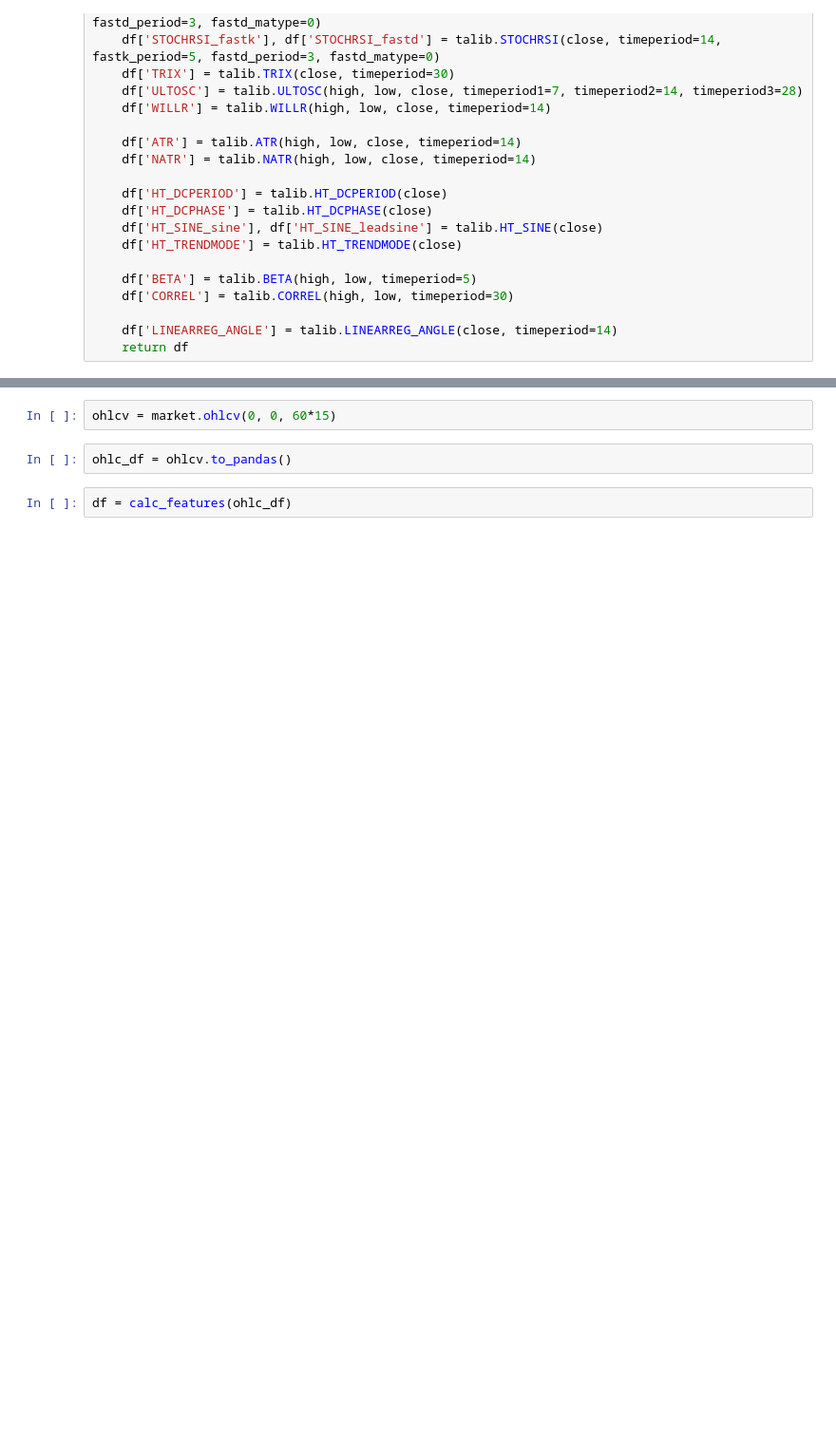
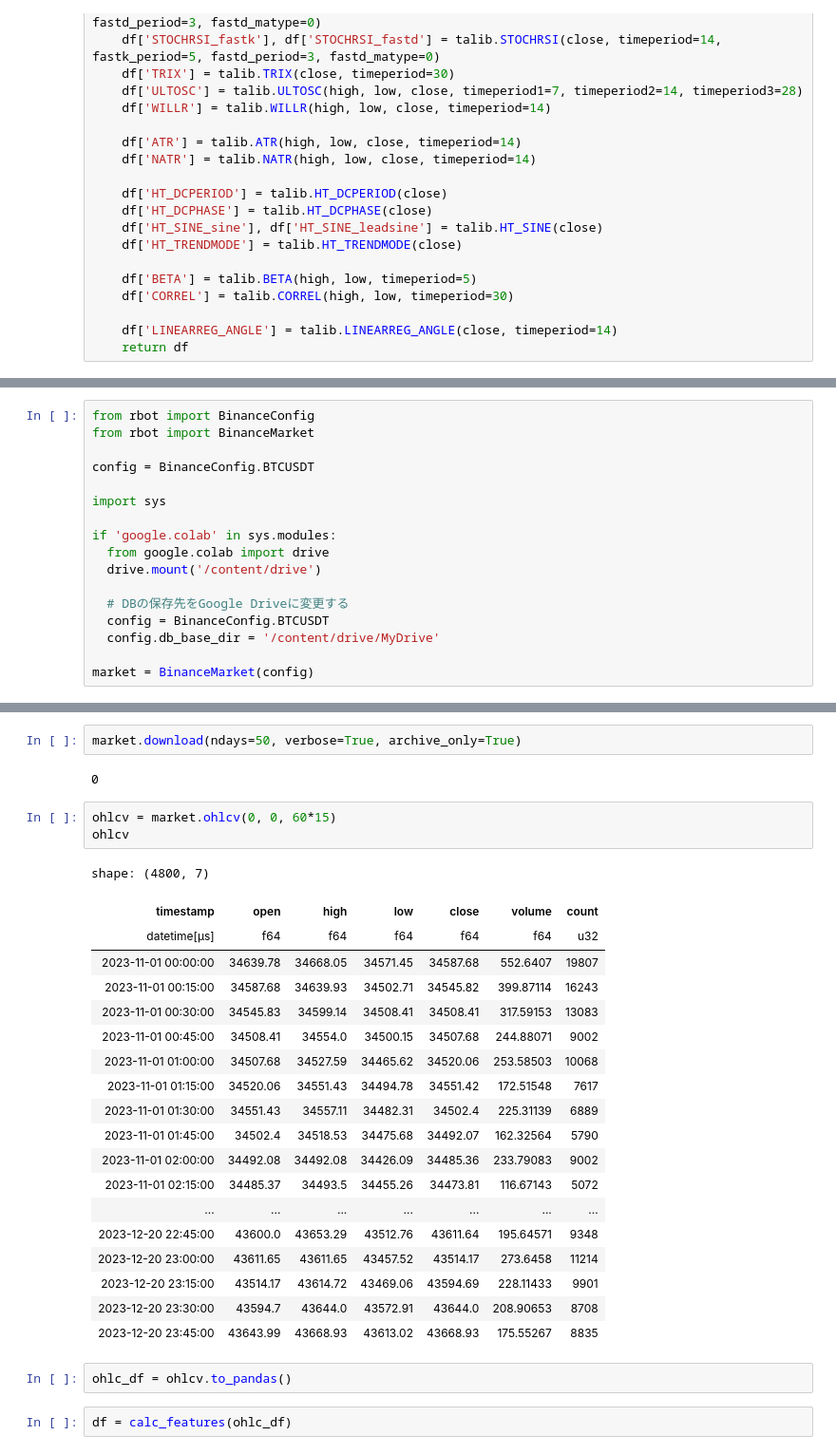
Before and after one commit to yasstake/rusty-bot, a Jupyter notebook: experimental/richmanbtc_type.ipynb, the cells around one changed output, grey strips where cells are left out. Shown at 95% size. Drawn from its saved outputs; the diff is of its cells as text; blank space fills up the shorter version.

Commit message:
Colaboratory を使用して作成しました

```diff
--- a/experimental/richmanbtc_type.ipynb
+++ b/experimental/richmanbtc_type.ipynb
@@ -122,0 +190,17 @@ market.download(ndays=1)
+# %%
+from rbot import BinanceConfig
+from rbot import BinanceMarket
+
+config = BinanceConfig.BTCUSDT
+
+import sys
+
+if 'google.colab' in sys.modules:
+  from google.colab import drive
+  drive.mount('/content/drive')
+
+  # DBの保存先をGoogle Driveに変更する
+  config = BinanceConfig.BTCUSDT
+  config.db_base_dir = '/content/drive/MyDrive'
+
+market = BinanceMarket(config)
@@ -123,5 +214,30 @@ market.download(ndays=1)
+# %%
+market.download(ndays=50, verbose=True, archive_only=True)
+# %% [output]
+0
 # %%
 ohlcv = market.ohlcv(0, 0, 60*15)
+ohlcv
+# %% [output]
+shape: (4800, 7)
+| timestamp | open | high | low | close | volume | count |
+| datetime[μs] | f64 | f64 | f64 | f64 | f64 | u32 |
+| 2023-11-01 00:00:00 | 34639.78 | 34668.05 | 34571.45 | 34587.68 | 552.6407 | 19807 |
+| 2023-11-01 00:15:00 | 34587.68 | 34639.93 | 34502.71 | 34545.82 | 399.87114 | 16243 |
+| 2023-11-01 00:30:00 | 34545.83 | 34599.14 | 34508.41 | 34508.41 | 317.59153 | 13083 |
+| 2023-11-01 00:45:00 | 34508.41 | 34554.0 | 34500.15 | 34507.68 | 244.88071 | 9002 |
+| 2023-11-01 01:00:00 | 34507.68 | 34527.59 | 34465.62 | 34520.06 | 253.58503 | 10068 |
+| 2023-11-01 01:15:00 | 34520.06 | 34551.43 | 34494.78 | 34551.42 | 172.51548 | 7617 |
+| 2023-11-01 01:30:00 | 34551.43 | 34557.11 | 34482.31 | 34502.4 | 225.31139 | 6889 |
+| 2023-11-01 01:45:00 | 34502.4 | 34518.53 | 34475.68 | 34492.07 | 162.32564 | 5790 |
+| 2023-11-01 02:00:00 | 34492.08 | 34492.08 | 34426.09 | 34485.36 | 233.79083 | 9002 |
+| 2023-11-01 02:15:00 | 34485.37 | 34493.5 | 34455.26 | 34473.81 | 116.67143 | 5072 |
+| ... | ... | ... | ... | ... | ... | ... |
+| 2023-12-20 22:45:00 | 43600.0 | 43653.29 | 43512.76 | 43611.64 | 195.64571 | 9348 |
+| 2023-12-20 23:00:00 | 43611.65 | 43611.65 | 43457.52 | 43514.17 | 273.6458 | 11214 |
+| 2023-12-20 23:15:00 | 43514.17 | 43614.72 | 43469.06 | 43594.69 | 228.11433 | 9901 |
+| 2023-12-20 23:30:00 | 43594.7 | 43644.0 | 43572.91 | 43644.0 | 208.90653 | 8708 |
+| 2023-12-20 23:45:00 | 43643.99 | 43668.93 | 43613.02 | 43668.93 | 175.55267 | 8835 |
 # %%
 ohlc_df = ohlcv.to_pandas()
 # %%
```
Also changed, not shown: parts of 22 cells of this notebook.
